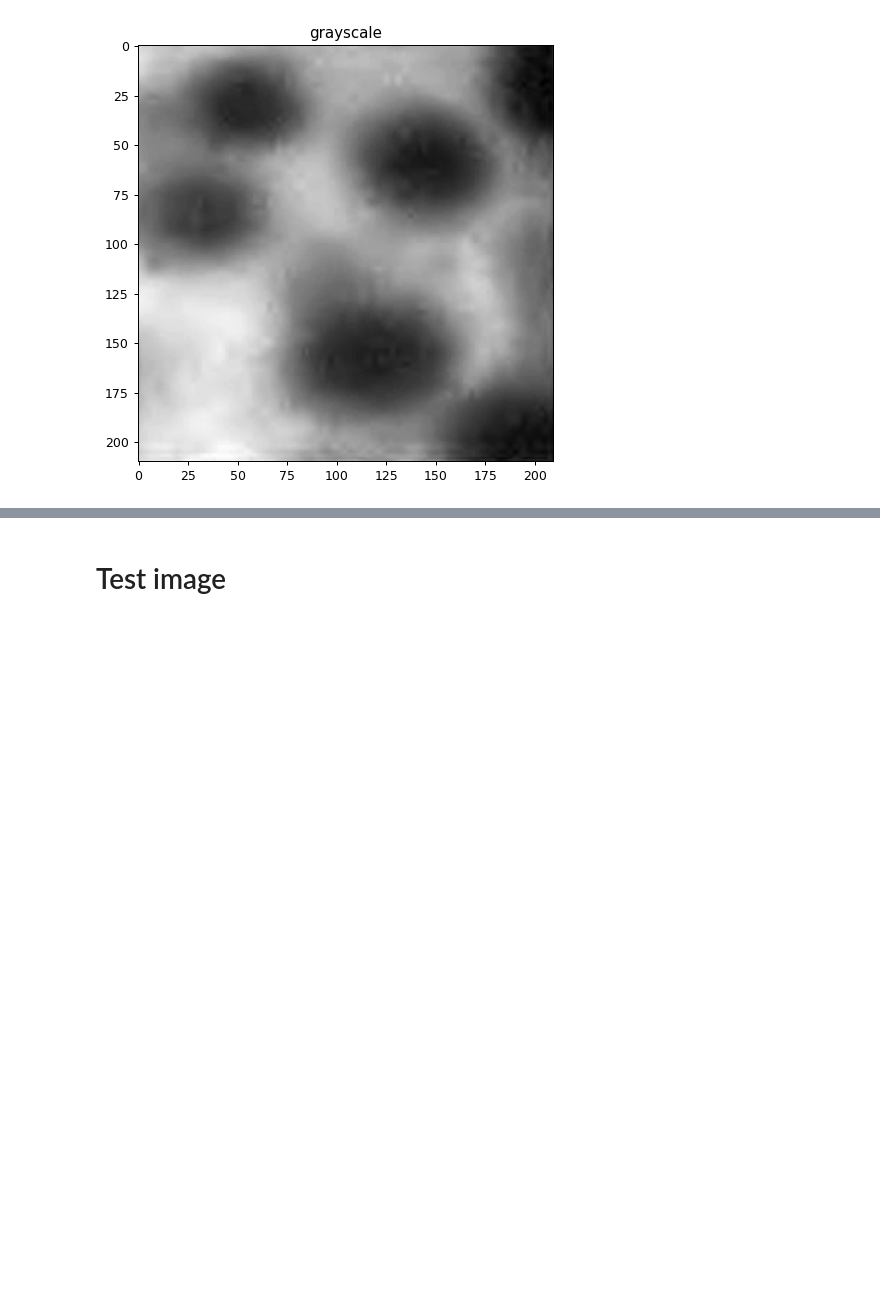
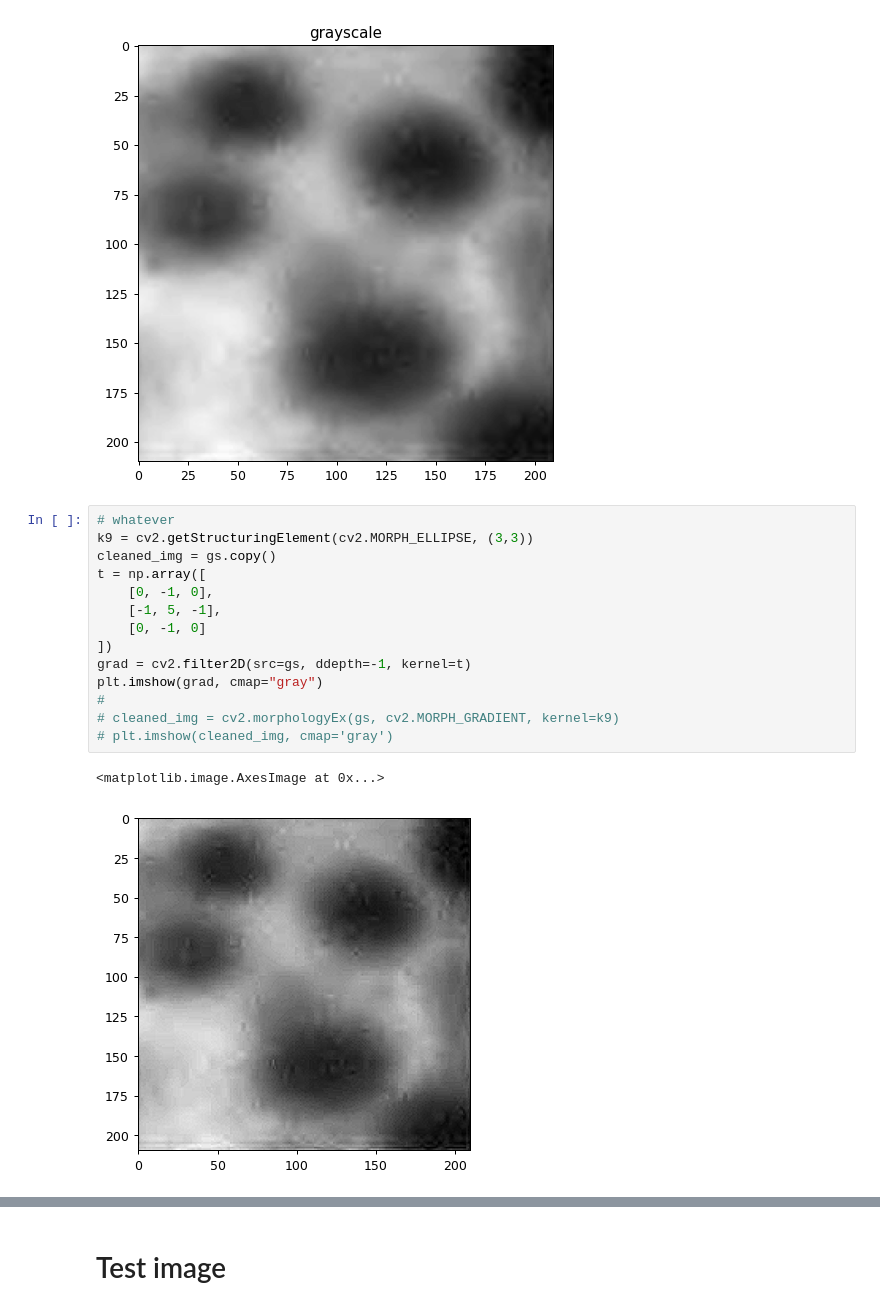
Before and after one commit to handlessdude/cv-labs, a Jupyter notebook: lab-08.ipynb, the cells around one changed output, grey strips where cells are left out. Drawn from its saved outputs; the diff is of its cells as text; blank space fills up the shorter version.

```diff
--- a/lab-08.ipynb
+++ b/lab-08.ipynb
@@ -74,3 +74,20 @@ ax.set_title('grayscale')
 # %% [output]
 Text(0.5, 1.0, 'grayscale')
 [figure]
+# %%
+# whatever
+k9 = cv2.getStructuringElement(cv2.MORPH_ELLIPSE, (3,3))
+cleaned_img = gs.copy()
+t = np.array([
+    [0, -1, 0],
+    [-1, 5, -1],
+    [0, -1, 0]
+])
+grad = cv2.filter2D(src=gs, ddepth=-1, kernel=t)
+plt.imshow(grad, cmap="gray")
+#
+# cleaned_img = cv2.morphologyEx(gs, cv2.MORPH_GRADIENT, kernel=k9)
+# plt.imshow(cleaned_img, cmap='gray')
+# %% [output]
+<matplotlib.image.AxesImage at 0x...>
+[figure, added]
```
Also changed, not shown: parts of 13 cells of this notebook.
